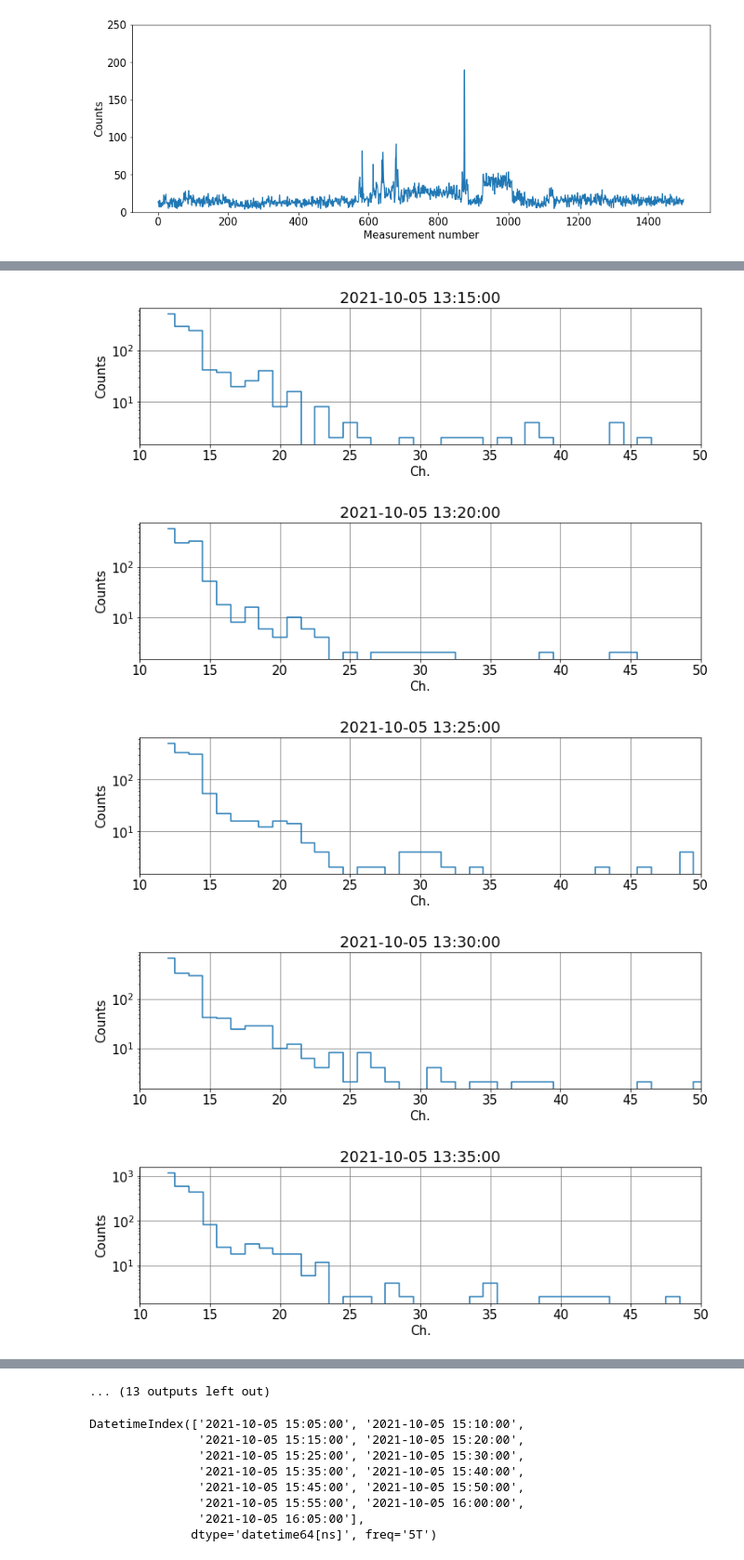
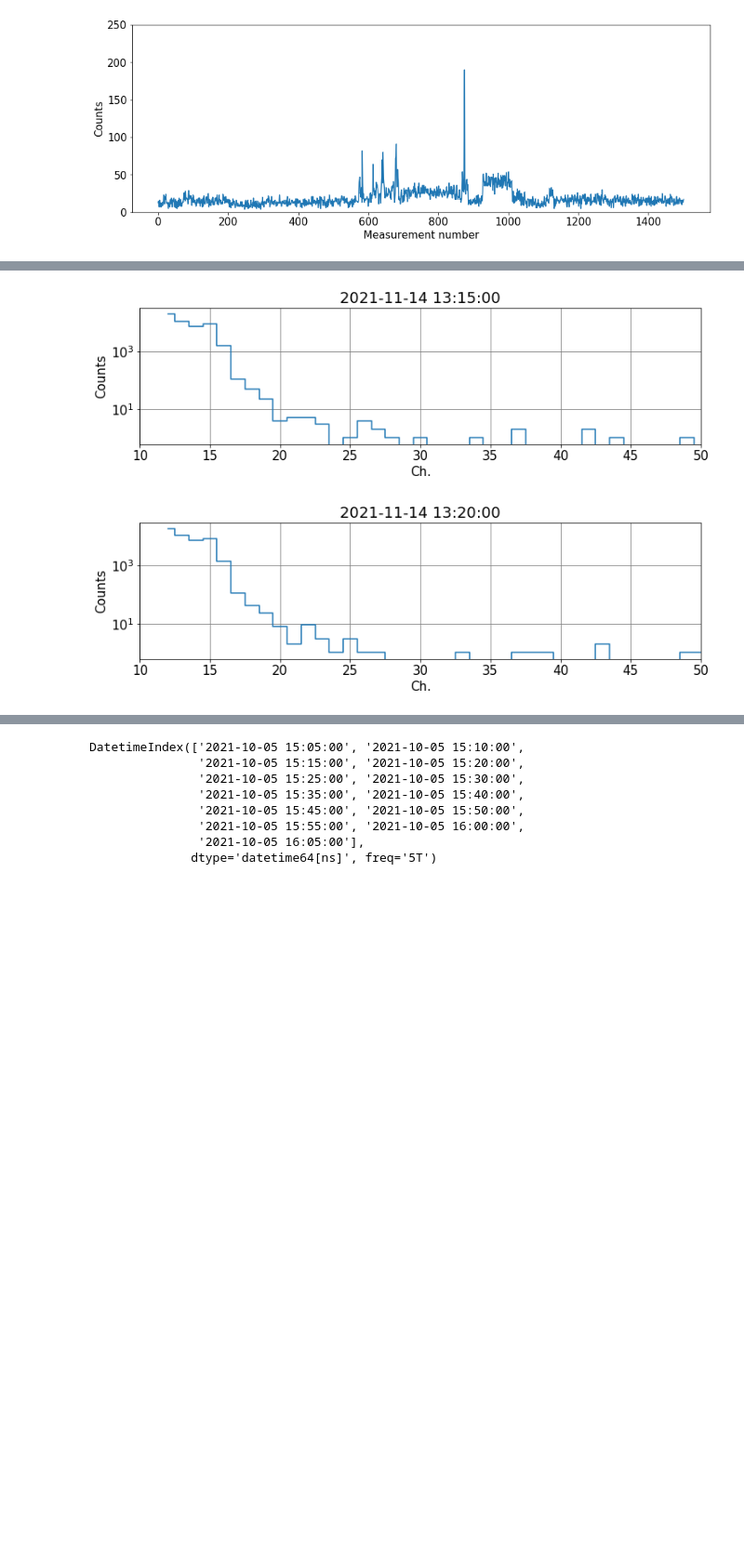
Before and after one commit to UniversalScientificTechnologies/GEODOS01, a Jupyter notebook: notebooks/GEODOS-cernobyl.ipynb, the cells around one changed output, grey strips where cells are left out. Shown: that part at 93% size. Saved outputs shown, nothing was run; the diff lists cells and outputs as text; code cells hidden in the pictures; blank space fills up the shorter version.

```diff
--- a/notebooks/GEODOS-cernobyl.ipynb
+++ b/notebooks/GEODOS-cernobyl.ipynb
@@ -27,6 +27,9 @@ fto = '/storage/experiments/2021/10_test_geodos_cernobyl/background_odz/DATALOG.
 fto = '/storage/stations/Cernobyl/let04.10.2021/DATALOG.TXT'
 fto = '/storage/stations/Cernobyl/06102021/DATALOG.TXT'
 fto = '/storage/stations/Cernobyl/17.10.2021/DATALOG.TXT'
+fto = '/storage/stations/Cernobyl/28.10.21_8.55/DATALOG.TXT'
+#fto = '/storage/stations/Cernobyl/04.11.2021_7.30/DATALOG.TXT'
+fto = '/storage/stations/Cernobyl/15.11.2021_15.10/DATALOG.TXT'
 
 l=[]
 l.extend(range(0,500))
@@ -186,7 +189,7 @@ Text(0, 0.5, 'Counts')
 # %%
 xx = df
 xx.set_index('UTC', inplace = True, drop=False)
-#xx = xx.loc['2021-10-09 22:00:00':'2021-10-10 02:00:00']
+xx = xx.loc['2021-11-13 18:00:00':'2021-11-13 23:00:00']
 xx = xx.iloc[:,12:250].astype('float')
 ener1 = xx.iloc[:,:].sum()
 #ener1 = xx.iloc[-1000:,:].sum()
@@ -207,26 +210,23 @@ plt.grid(b=True, which='major', color='grey', linestyle='-')
 # %%
-rozsah = pd.date_range('2021-10-05 13:15:00', '2021-10-05 15:15:00', freq='5T')
+rozsah = pd.date_range('2021-11-14 13:15:00', '2021-11-14 13:20:00', freq='5T')
 for time in rozsah:
     xx = df.loc[time:time+pd.Timedelta(minutes=5)]
     xx = xx.iloc[:,12:250].astype('float')
     ener1 = xx.iloc[:,:].sum()
     #ener1 = xx.iloc[-1000:,:].sum()
     e = pd.DataFrame()
     e['1'] = ener1
     e['index'] = pd.to_numeric(ener1.index)
     e.set_index('index',inplace=True)
 
     plt.figure(figsize=(12,3))
     plt.plot(ener1, drawstyle='steps-mid')
     plt.yscale('log')
     plt.xlabel('Ch.')
     plt.ylabel('Counts')
     plt.title(str(time))
     plt.grid(b=True, which='major', color='grey', linestyle='-')
     plt.xlim([10,50])
 # %% [output]
-[figure, old version]
+[figure, new version]
-[figure, old version]
+[figure, new version]
-[figure, removed]
-[figure, removed]
-[figure, removed]
@@ -240,4 +233,3 @@ for time in rozsah:
-... (13 outputs left out)
 # %%
 pd.date_range('2021-10-05 15:00:00', '2021-10-05 16:00:00', freq='5T') + pd.Timedelta(minutes=5)
 # %% [output]
```
Also changed, not shown: parts of 11 cells of this notebook, 1 other file.
